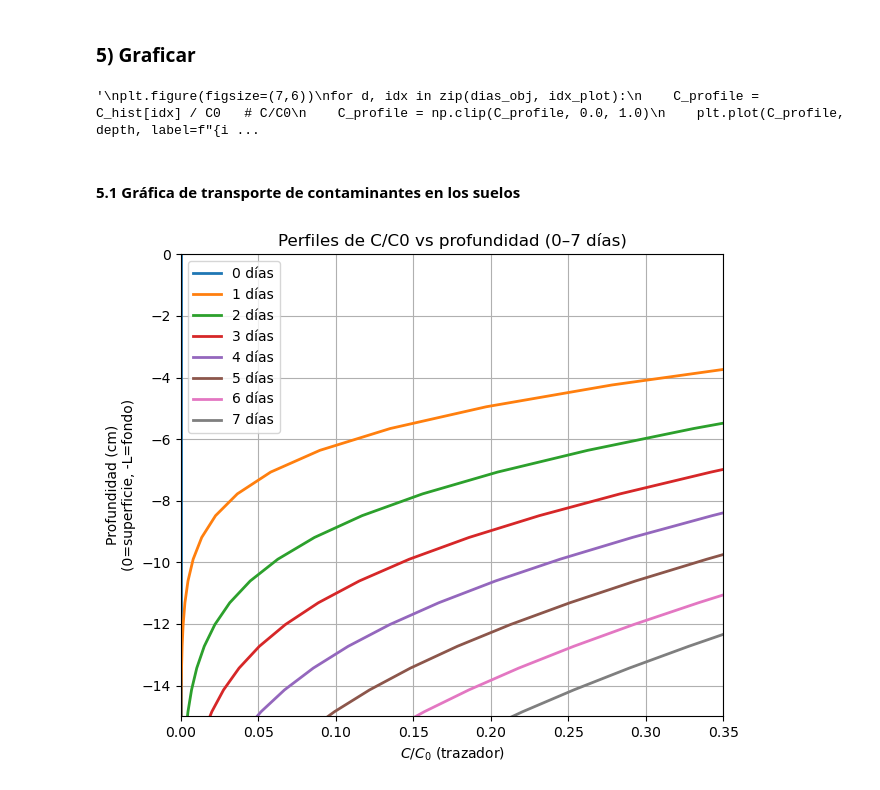
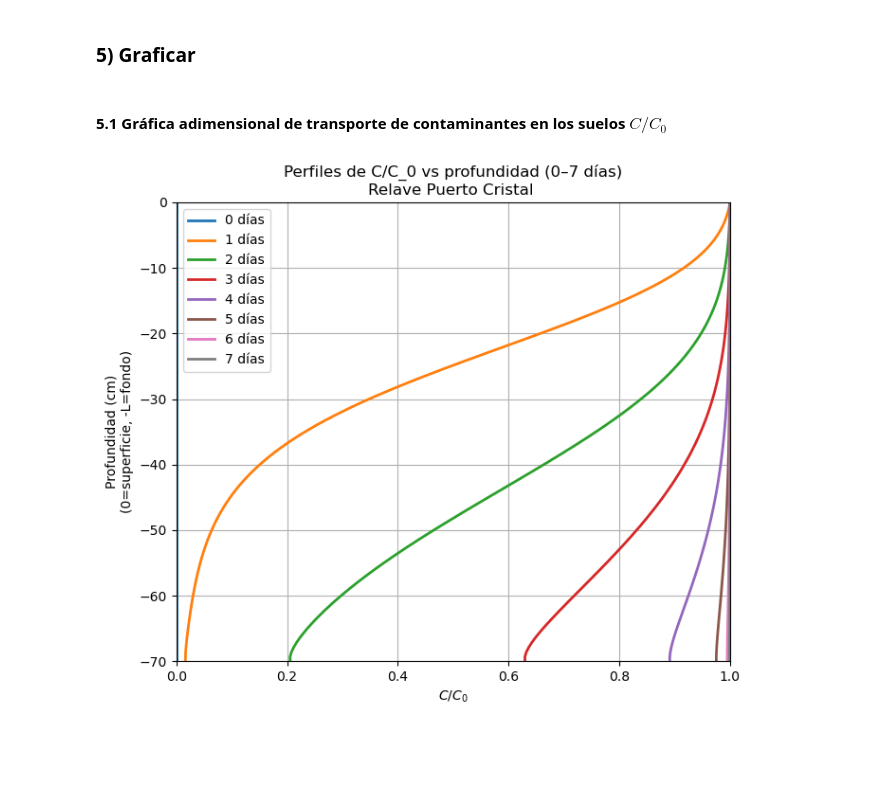
Before and after one commit to Shafagan/Transporte_de_Contaminantes_IIQ2003_25, a Jupyter notebook: main.ipynb, the cells around one changed output. Cells and saved outputs as stored; diff of their text form; code cells hidden in the pictures; blank space fills up the shorter version.

```diff
--- a/main.ipynb
+++ b/main.ipynb
@@ -499,43 +555,31 @@ Listo. Tiempos guardados: 8
 # %% [markdown]
 ### 5) Graficar
-# %%
-'''
-plt.figure(figsize=(7,6))
-for d, idx in zip(dias_obj, idx_plot):
-    C_profile = C_hist[idx] / C0   # C/C0
-    C_profile = np.clip(C_profile, 0.0, 1.0)
-    plt.plot(C_profile, depth, label=f"{int(d)} días")
-
-plt.xlabel(r"$C/C_0$ (trazador)")
-plt.ylabel("Profundidad (cm)\n(0=superficie, -L=fondo)")
-plt.legend()
-plt.grid(True)
-plt.title("Perfiles de C/C0 vs profundidad (0–7 días)")
-plt.ylim(-L, 0)      # de -70 a 0
-plt.xlim(0.0, 1.05)  # 0 a 1.05
-plt.show()
-'''
-# %% [output]
-'\nplt.figure(figsize=(7,6))\nfor d, idx in zip(dias_obj, idx_plot):\n    C_profile = C_hist[idx] / C0   # C/C0\n    C_profile = np.clip(C_profile, 0.0, 1.0)\n    plt.plot(C_profile, depth, label=f"{i ...
 # %% [markdown]
-#### 5.1 Gráfica de transporte de contaminantes en los suelos
+#### 5.1 Gráfica adimensional de transporte de contaminantes en los suelos $C/C_0$
-# %%
-plt.figure(figsize=(7,6))
-
-for d, idx in zip(dias_obj, idx_plot):
-    C_profile = C_hist[idx] / C0
-    C_profile = np.clip(C_profile, 0.0, 1.0)
-    plt.plot(C_profile, depth, lw=2, label=f"{int(d)} días")
-
-plt.xlabel(r"$C/C_0$ (trazador)")
-plt.ylabel("Profundidad (cm)\n(0=superficie, -L=fondo)")
-plt.title("Perfiles de C/C0 vs profundidad (0–7 días)")
-plt.grid(True)
-
-# --- Mejoras visuales ---
-plt.ylim(-15, 0)            # zoom en los primeros 15 cm
-plt.xlim(0.0, 0.35)         # ajuste a valores que realmente aparecen
-plt.legend()
-plt.show()
-# %% [output]
-[figure, removed]
+# %%
+plt.figure(figsize=(7, 6))   # Crear figura
+
+#Hacemos un doble for para graficar C/C0 vs profundidad para cada día
+#d indica dia, idx indice del vector t_vec guardado en idx_plot
+for d, idx in zip(dias_obj, idx_plot): # zip empareja d con dias_obj y idx con idx_plot
+
+    C_perfil = C_hist[idx] / C0                               # perfil de concentraciones en tiempo j
+    C_perfil = np.clip(C_perfil, 0.0, 1.0)                   # concentración puede estar solo entre 0 y 1
+    plt.plot(C_perfil, depth, lw=2, label=f"{int(d)} días")   # Graficar cada línea
+#Notar que depth tiene el término z_phys, por lo que recorre cada nodo de la fila C_hist para un tiempo dado.
+
+plt.xlabel(r"$C/C_0$ ")
+plt.ylabel("Profundidad (cm)\n(0=superficie, -L=fondo)")
+plt.title("Perfiles de C/C_0 vs profundidad (0–7 días)\nRelave Puerto Cristal ")
+plt.grid(True)
+plt.ylim(-70, 0)      # zoom en primeros 15 cm
+plt.xlim(0.0, 1)   # ajuste para que se vea mejor
+plt.legend()
+"""
+# Guardar Gráficos
+plt.tight_layout()
+plt.savefig("perfil_CC0.svg", format="svg", dpi=300, bbox_inches="tight")
+"""
+plt.show()
+# %% [output]
+[figure, added]
```
Also changed, not shown: parts of 20 cells of this notebook, 5 other files.
